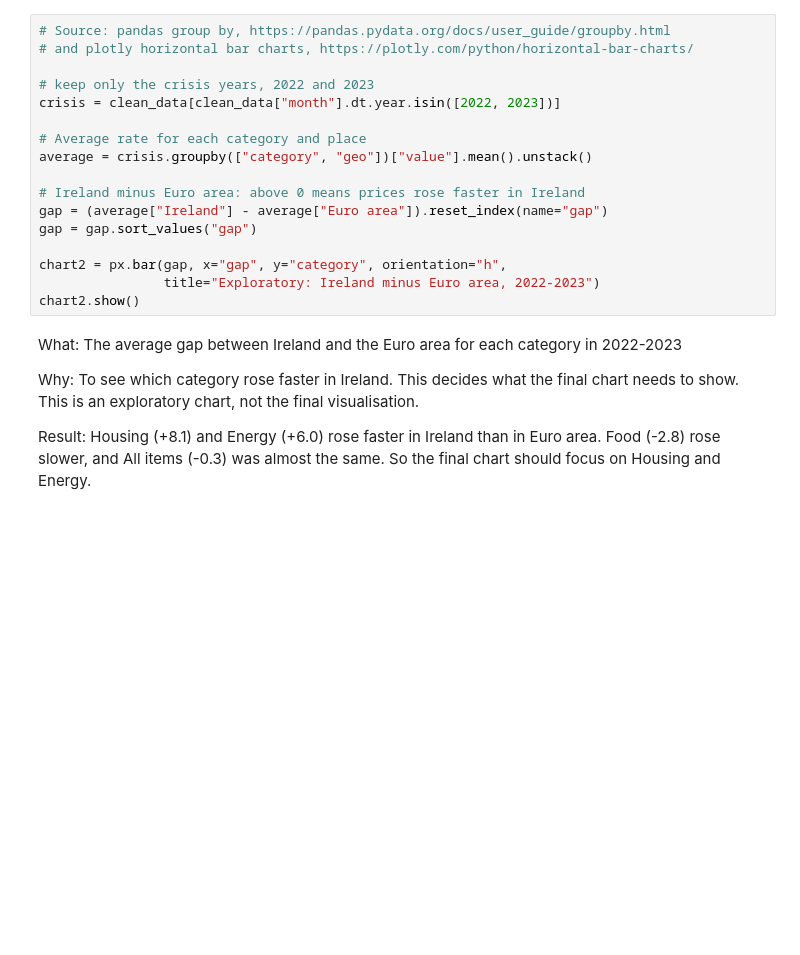
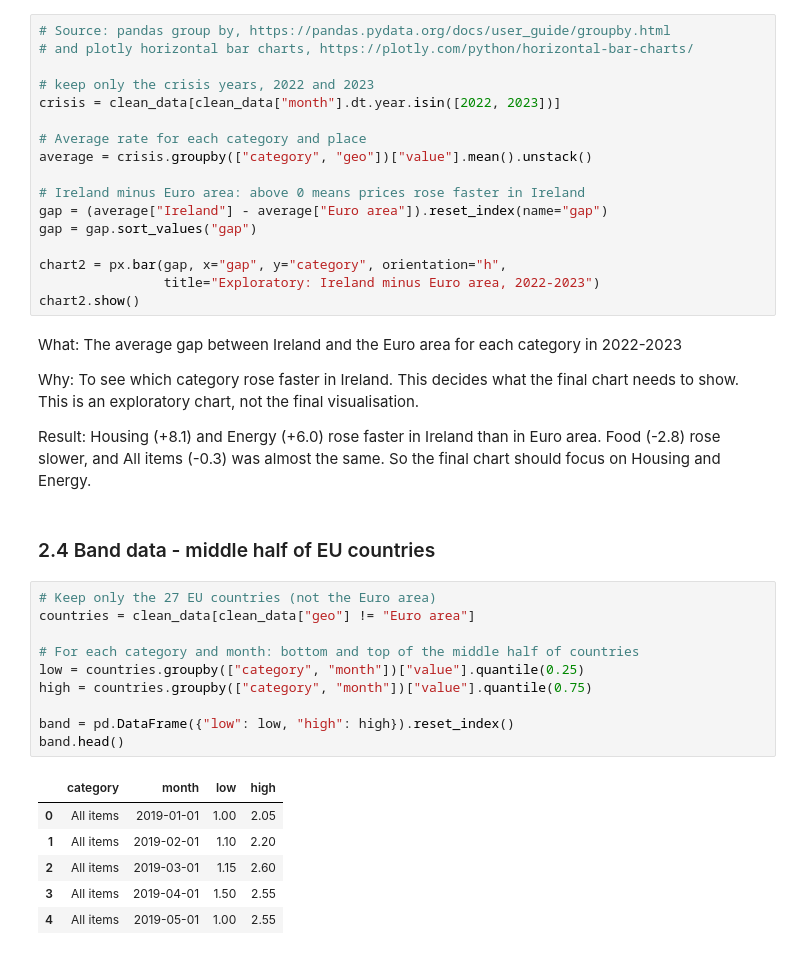
Before and after one commit to YASASHWI70/price-pulse, a Jupyter notebook: 2_chart.ipynb, the cells around one changed output. Saved outputs shown, nothing was run; the diff lists cells and outputs as text; blank space fills up the shorter version.

```diff
--- a/2_chart.ipynb
+++ b/2_chart.ipynb
@@ -63,3 +63,22 @@ Why: To see which category rose faster in Ireland. This decides what the final c
 This is an exploratory chart, not the final visualisation.
 
 Result: Housing (+8.1) and Energy (+6.0) rose faster in Ireland than in Euro area. Food (-2.8) rose slower, and All items (-0.3) was almost the same. So the final chart should focus on Housing and Energy.
+# %% [markdown]
+### 2.4 Band data - middle half of EU countries
+# %%
+# Keep only the 27 EU countries (not the Euro area)
+countries = clean_data[clean_data["geo"] != "Euro area"]
+
+# For each category and month: bottom and top of the middle half of countries
+low = countries.groupby(["category", "month"])["value"].quantile(0.25)
+high = countries.groupby(["category", "month"])["value"].quantile(0.75)
+
+band = pd.DataFrame({"low": low, "high": high}).reset_index()
+band.head()
+# %% [output]
+|  | category | month | low | high |
+| 0 | All items | 2019-01-01 | 1.00 | 2.05 |
+| 1 | All items | 2019-02-01 | 1.10 | 2.20 |
+| 2 | All items | 2019-03-01 | 1.15 | 2.60 |
+| 3 | All items | 2019-04-01 | 1.50 | 2.55 |
+| 4 | All items | 2019-05-01 | 1.00 | 2.55 |
```
Also changed, not shown: parts of 7 cells of this notebook.
